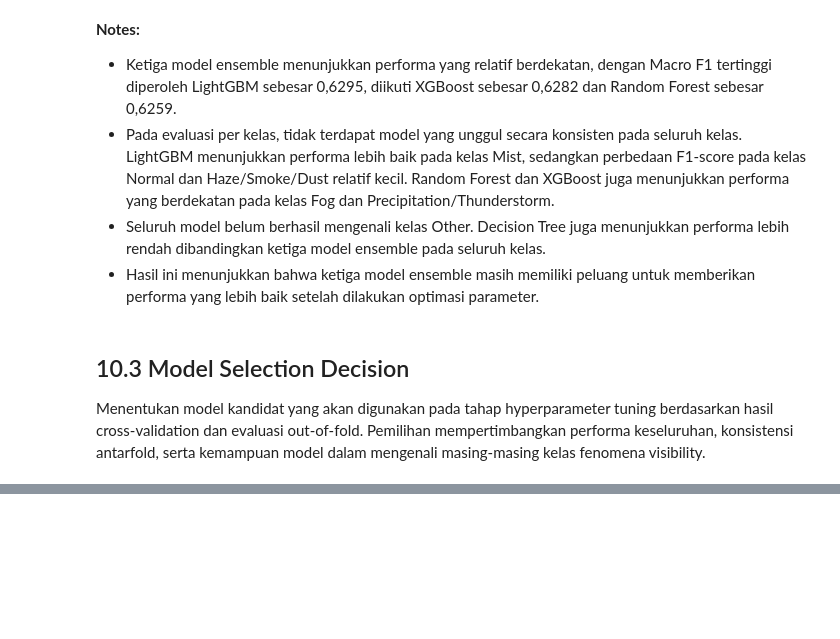
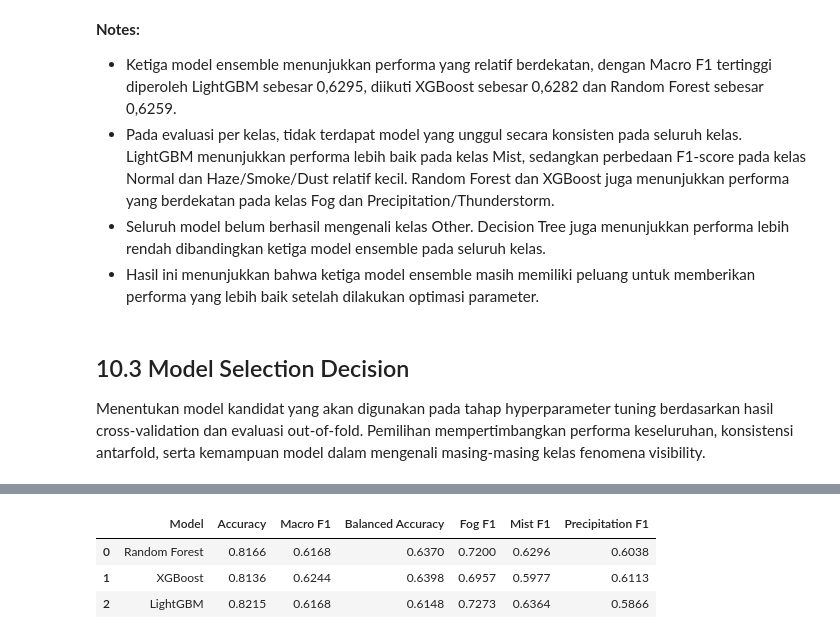
Before and after one commit to sirly82/bmkg-project, a Jupyter notebook: visibility_phenomenon_classification_2025.ipynb, the cells around one changed output, grey strips where cells are left out. Saved outputs shown, nothing was run; the diff lists cells and outputs as text; code cells hidden in the pictures; blank space fills up the shorter version.

```diff
--- a/visibility_phenomenon_classification_2025.ipynb
+++ b/visibility_phenomenon_classification_2025.ipynb
@@ -2328,0 +2604,40 @@ Mencari kombinasi hyperparameter LightGBM yang menghasilkan performa terbaik men
+# %%
+test_predictions = {}
+test_results = []
+
+for name, search in search_results.items():
+    model = search.best_estimator_
+    y_pred = model.predict(X_test)
+
+    test_predictions[name] = y_pred
+
+    class_f1 = f1_score(
+        y_test,
+        y_pred,
+        average=None,
+        labels=list(range(6)),
+        zero_division=0
+    )
+
+    test_results.append({
+        'Model': name,
+        'Accuracy': accuracy_score(y_test, y_pred),
+        'Macro F1': f1_score(
+            y_test, y_pred, average='macro'
+        ),
+        'Balanced Accuracy': balanced_accuracy_score(
+            y_test, y_pred
+        ),
+        'Fog F1': class_f1[0],
+        'Mist F1': class_f1[2],
+        'Precipitation F1': class_f1[5]
+    })
+
+test_comparison = pd.DataFrame(test_results)
+
+display(test_comparison.round(4))
+# %% [output]
+|  | Model | Accuracy | Macro F1 | Balanced Accuracy | Fog F1 | Mist F1 | Precipitation F1 |
+| 0 | Random Forest | 0.8166 | 0.6168 | 0.6370 | 0.7200 | 0.6296 | 0.6038 |
+| 1 | XGBoost | 0.8136 | 0.6244 | 0.6398 | 0.6957 | 0.5977 | 0.6113 |
+| 2 | LightGBM | 0.8215 | 0.6168 | 0.6148 | 0.7273 | 0.6364 | 0.5866 |
```
Also changed, not shown: parts of 29 cells of this notebook.
